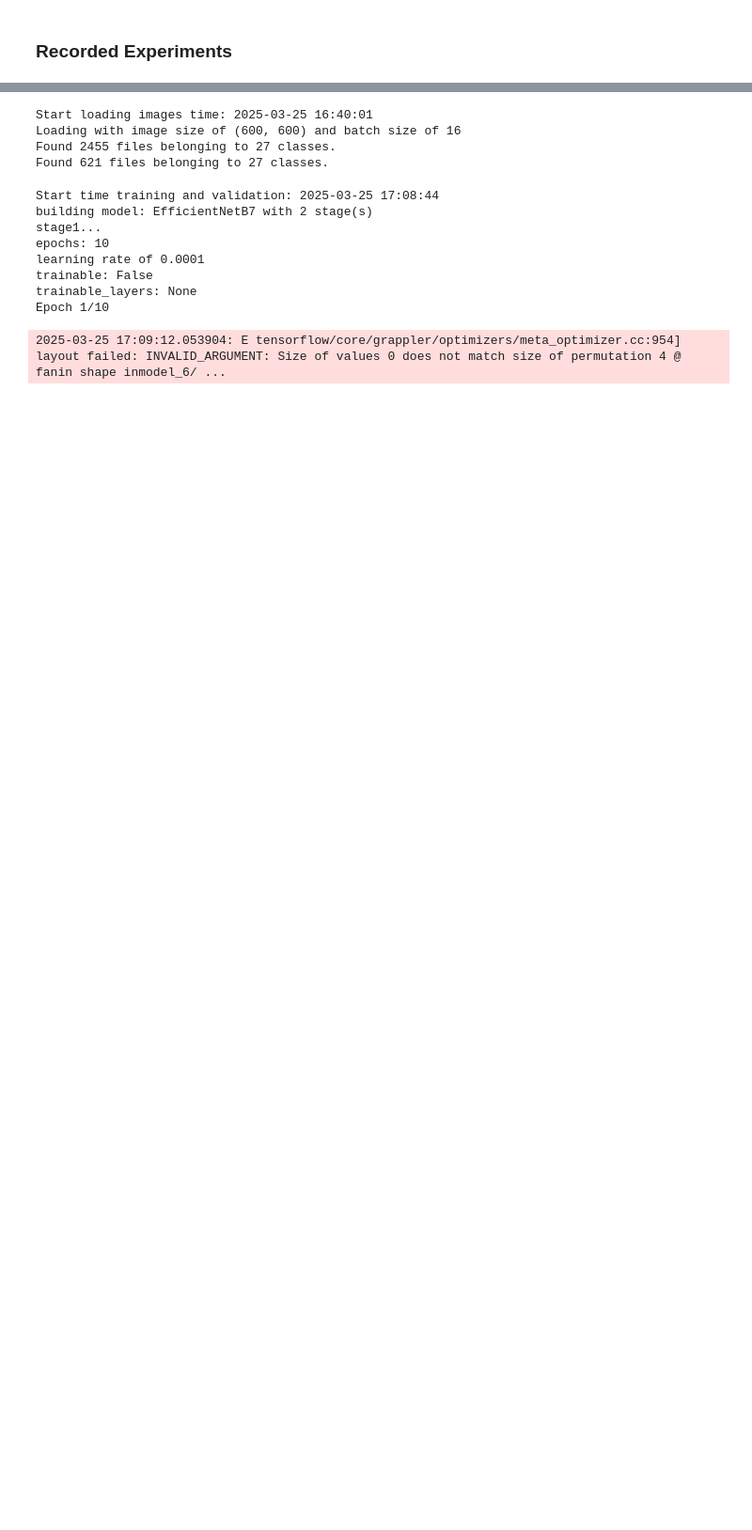
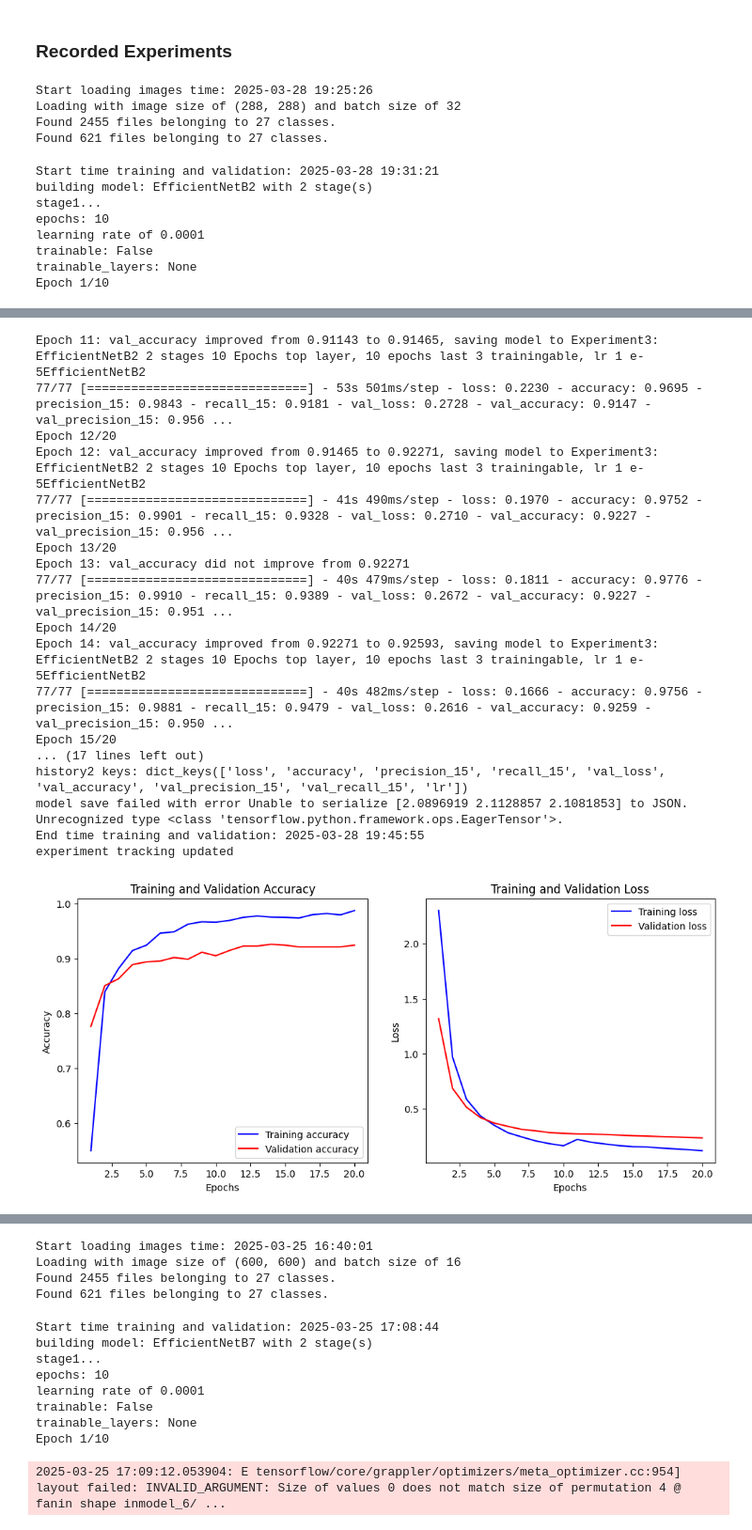
Before and after one commit to JimMaastricht5/birdclassifier, a Jupyter notebook: train_models.ipynb, the cells around one changed output, grey strips where cells are left out. Shown at 94% size. Saved outputs shown, nothing was run; the diff lists cells and outputs as text; code cells hidden in the pictures; blank space fills up the shorter version.

Commit message:
check in efficient B0, B1, B3 experiments

```diff
--- a/train_models.ipynb
+++ b/train_models.ipynb
@@ -180,6 +174,12 @@ def run_model_experiment(experiment_name, model_name, stages, stage1, stage2, tr
         base_model = InceptionV3(weights='imagenet', include_top=False, input_shape=(229, 229, 3))
     elif model_name == 'EfficientNetB7':
         base_model = EfficientNetB7(weights='imagenet', include_top=False, input_shape=(600, 600, 3))
+    elif model_name == 'EfficientNetB1':
+        base_model = EfficientNetB1(weights='imagenet', include_top=False, input_shape=(240, 240, 3))
+    elif model_name == 'EfficientNetB2':
+        base_model = EfficientNetB2(weights='imagenet', include_top=False, input_shape=(288, 288, 3))
+    elif model_name == 'EfficientNetB3':
+        base_model = EfficientNetB3(weights='imagenet', include_top=False, input_shape=(300, 300, 3))
     else:
         print(f'unknown model {model_name} inf run_model_experiment case statement')
 
@@ -396,2 +367,34 @@ KeyboardInterrupt:
 # %% [markdown]
 ### Recorded Experiments
+# %%
+### load the data  for EfficientNetB2
+EfficientNetB2_train_dataset, EfficientNetB2_validate_dataset = load_images(image_size=(288, 288), batch_size=32)
+num_classes = len(EfficientNetB2_train_dataset.class_names) # get class count, same no mater how the data is loaded given the same data set
+# %% [output]
+Start loading images time: 2025-03-28 19:25:26
+Loading with image size of (288, 288) and batch size of 32
+Found 2455 files belonging to 27 classes.
+Found 621 files belonging to 27 classes.
+# %%
+#### Experiment 3 EfficentNetB2 20 Epochs, transfer learning, all layers traininable failed, learing rate 0.0001
+models_list = list(model_input_variables.keys())
+experiment_dict = {
+    'Experiment3: EfficientNetB2 2 stages 10 Epochs top layer, 10 epochs last 3 trainingable, lr 1 e-5': {
+        # 'model_types': [0, 1, 2, 3], # leave out the two models with weird image sizes for now
+        'model_types': [7], # EfficientNetB2
+        'number_of_stages': 2,
+        'stage1': {'epochs': 10, 'base_trainable': False, 'trainable_layers': None, 'learning_rate': 0.0001},
+        'stage2': {'epochs': 10, 'base_trainable': False, 'trainable_layers': -10, 'learning_rate': 0.00001}
+    }
+}
+
+run_experiments(experiment_dict, EfficientNetB2_train_dataset, EfficientNetB2_validate_dataset, num_classes)
+# %% [output]
+Start time training and validation: 2025-03-28 19:31:21
+building model: EfficientNetB2 with 2 stage(s)
+stage1...
+epochs: 10
+learning rate of 0.0001
+trainable: False
+trainable_layers: None
+Epoch 1/10
@@ -397,0 +420,18 @@ KeyboardInterrupt:
+Epoch 11: val_accuracy improved from 0.91143 to 0.91465, saving model to Experiment3: EfficientNetB2 2 stages 10 Epochs top layer, 10 epochs last 3 trainingable, lr 1 e-5EfficientNetB2
+77/77 [==============================] - 53s 501ms/step - loss: 0.2230 - accuracy: 0.9695 - precision_15: 0.9843 - recall_15: 0.9181 - val_loss: 0.2728 - val_accuracy: 0.9147 - val_precision_15: 0.956 ...
+Epoch 12/20
+Epoch 12: val_accuracy improved from 0.91465 to 0.92271, saving model to Experiment3: EfficientNetB2 2 stages 10 Epochs top layer, 10 epochs last 3 trainingable, lr 1 e-5EfficientNetB2
+77/77 [==============================] - 41s 490ms/step - loss: 0.1970 - accuracy: 0.9752 - precision_15: 0.9901 - recall_15: 0.9328 - val_loss: 0.2710 - val_accuracy: 0.9227 - val_precision_15: 0.956 ...
+Epoch 13/20
+Epoch 13: val_accuracy did not improve from 0.92271
+77/77 [==============================] - 40s 479ms/step - loss: 0.1811 - accuracy: 0.9776 - precision_15: 0.9910 - recall_15: 0.9389 - val_loss: 0.2672 - val_accuracy: 0.9227 - val_precision_15: 0.951 ...
+Epoch 14/20
+Epoch 14: val_accuracy improved from 0.92271 to 0.92593, saving model to Experiment3: EfficientNetB2 2 stages 10 Epochs top layer, 10 epochs last 3 trainingable, lr 1 e-5EfficientNetB2
+77/77 [==============================] - 40s 482ms/step - loss: 0.1666 - accuracy: 0.9756 - precision_15: 0.9881 - recall_15: 0.9479 - val_loss: 0.2616 - val_accuracy: 0.9259 - val_precision_15: 0.950 ...
+Epoch 15/20
+... (17 lines left out)
+history2 keys: dict_keys(['loss', 'accuracy', 'precision_15', 'recall_15', 'val_loss', 'val_accuracy', 'val_precision_15', 'val_recall_15', 'lr'])
+model save failed with error Unable to serialize [2.0896919 2.1128857 2.1081853] to JSON. Unrecognized type <class 'tensorflow.python.framework.ops.EagerTensor'>.
+End time training and validation: 2025-03-28 19:45:55
+experiment tracking updated
+[figure, added]
```
Also changed, not shown: parts of 9 cells of this notebook, 1 other file.
